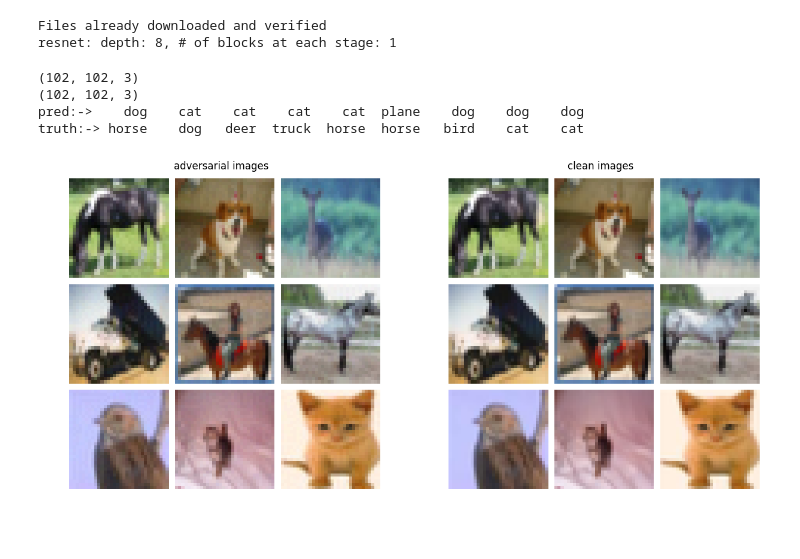
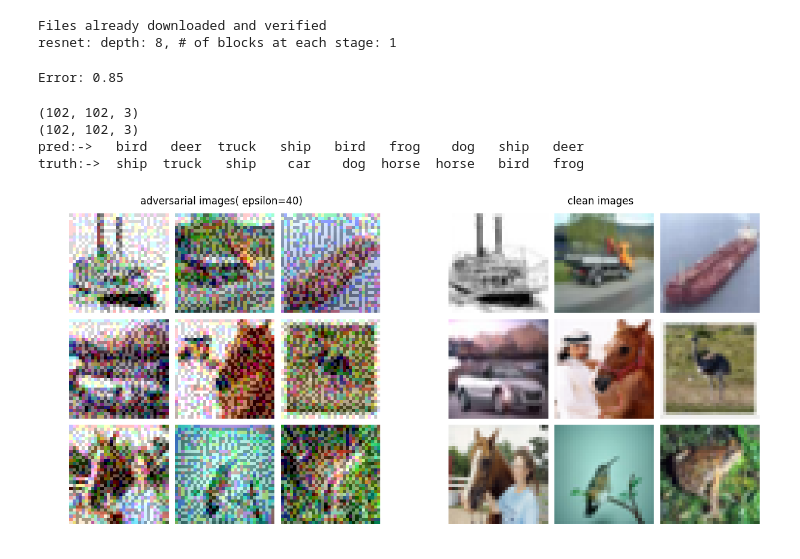
Before and after one commit to leiwu0308/adversarial.example, a Jupyter notebook: toy_model/cifar10_analysis.ipynb, the cells around one changed output. Drawn from its saved outputs; the diff is of its cells as text; code cells hidden in the pictures.

```diff
--- a/toy_model/cifar10_analysis.ipynb
+++ b/toy_model/cifar10_analysis.ipynb
@@ -23,9 +24,9 @@ import attacks
 batch_size=200
 model_path = '../pretrains/store/resnet8-cifar10-87.25.pkl'
 model_arch = 'resnet8'
-B    = 2.0/255
+B    = 40.0/255
 step = 1
-eps  = 2.0/255
+eps  = 40.0/255
 
 train_set = dsets.CIFAR10(root='/home/leiwu/data/cifar10/',train=True,transform=trans.ToTensor(),download=True)
 test_set  = dsets.CIFAR10(root='/home/leiwu/data/cifar10/',train=False,transform=trans.ToTensor(),download=False)
@@ -72,22 +73,28 @@ clean_pred = utils.predictor(model,teX.cuda())
 correct  = adv_pred.eq(clean_pred)
 wrong    = torch.ones(10000).byte()-correct
 wrong_idx = wrong.nonzero()
+
+print('Error: %.2f'%(wrong.sum()*1.0/len(wrong)))
+# %% [output]
+Error: 0.85
 # %%
 wrong_idx = wrong.nonzero().squeeze()
 adv_x_wrong    = adv_x.index_select(0,wrong_idx)
 clean_x_wrong  = teX.index_select(0,wrong_idx)
 adv_pred_wrong = adv_pred.index_select(0,wrong_idx)
 clean_pred_wrong = clean_pred.index_select(0,wrong_idx)
 s,d = 2000,9
-plt.figure(figsize=(15,30))
-plt.subplot(1,2,1);   show(adv_x_wrong[s:d+s],nrow=3);   plt.title('adversarial images')
+f=plt.figure(figsize=(15,30))
+plt.subplot(1,2,1);   show(adv_x_wrong[s:d+s],nrow=3);   plt.title('adversarial images( epsilon=%.0f)'%(eps*255))
 plt.subplot(1,2,2);   show(clean_x_wrong[s:d+s],nrow=3); plt.title('clean images')
+f.savefig('cifar10_adversarial_examples_eps%.0f.png'%(eps*255),dpi=100)
+
 
 print('pred:->  ' +  '  '.join('%5s'%(classes[j]) for j in adv_pred_wrong[s:d+s]))
 print('truth:-> ' +  '  '.join('%5s'%(classes[j]) for j in clean_pred_wrong[s:d+s]))
 # %% [output]
 (102, 102, 3)
 (102, 102, 3)
-pred:->    dog    cat    cat    cat    cat  plane    dog    dog    dog
-truth:-> horse    dog   deer  truck  horse  horse   bird    cat    cat
+pred:->   bird   deer  truck   ship   bird   frog    dog   ship   deer
+truth:->  ship  truck   ship    car    dog  horse  horse   bird   frog
-[figure, old version]
+[figure, new version]
```
Also changed, not shown: parts of 1 cell of this notebook, 15 other files.
